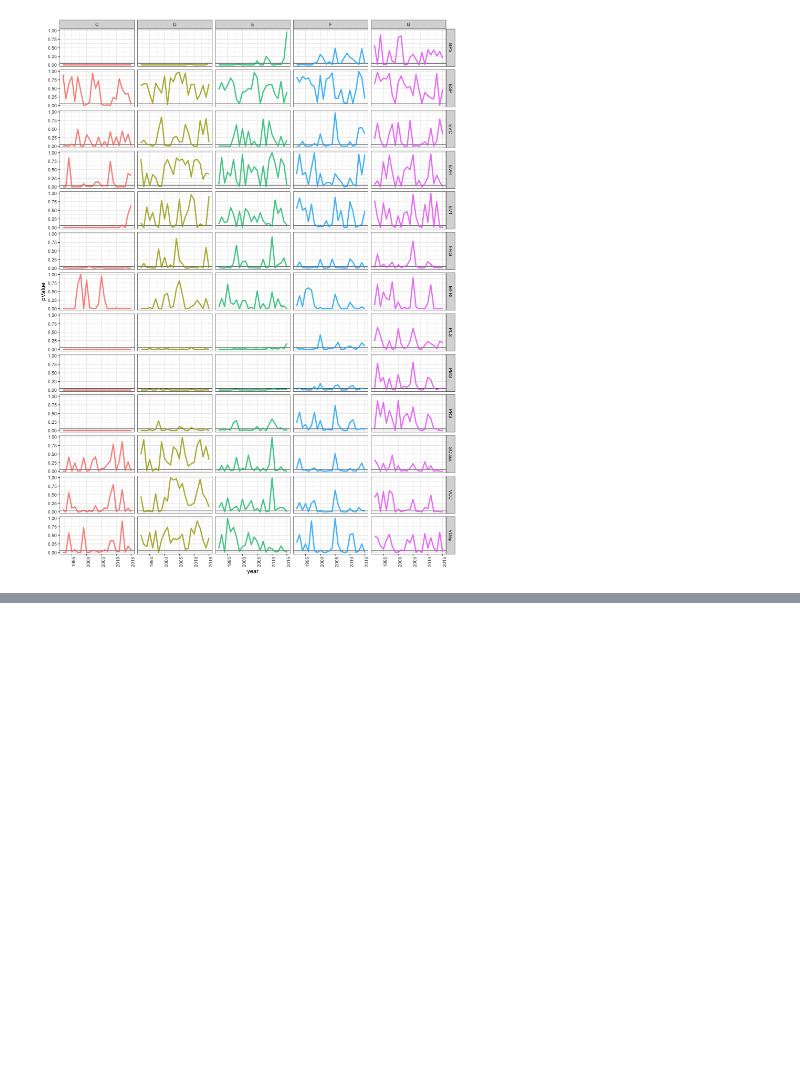
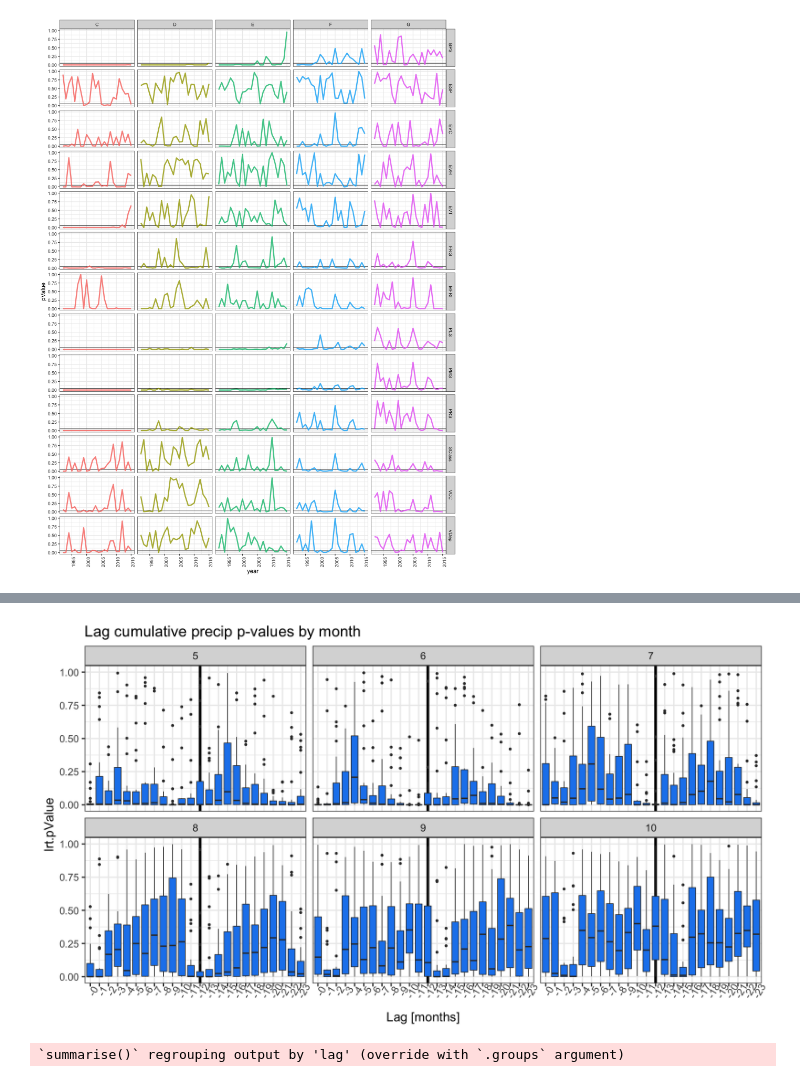
Before and after one commit to rebecca-willison/wildfires, a Jupyter notebook: exploratory modeling/Exploratory Results Summary.ipynb, the cells around one changed output, grey strips where cells are left out. Cells and saved outputs as stored; diff of their text form; code cells hidden in the pictures; blank space fills up the shorter version.

```diff
--- a/exploratory modeling/Exploratory Results Summary.ipynb
+++ b/exploratory modeling/Exploratory Results Summary.ipynb
@@ -130,0 +169,19 @@ ggplot(landfire, aes(year, pValue, group = size, color = size)) +
+# %%
+fig(16,9)
+ggplot(pr.results %>% dplyr::filter(month >= 5, month <= 10)) +
+  geom_vline(aes(xintercept = factor(12)), size = 2) +
+  geom_boxplot(aes(factor(lag), lrt.pValue), fill = 'dodgerblue2') +
+  facet_wrap(~month, ncol = 3, nrow = 4) +
+  theme_bw(base_size = 20) +
+  labs(x = 'Lag [months]', title = 'Lag cumulative precip p-values by month') +
+  theme(axis.text.x = element_text(angle = 60)) +
+  scale_x_discrete(labels = paste0('-', unique(pr.results$lag)))
+# %% [output]
+[figure, added]
+# %%
+pr.mean <- pr.results %>%
+  dplyr::group_by(lag, month) %>%
+  dplyr::summarize(mean.pValue = mean(lrt.pValue),
+                   median.pValue = median(lrt.pValue))
+# %% [output]
+`summarise()` regrouping output by 'lag' (override with `.groups` argument)
```
Also changed, not shown: parts of 6 cells of this notebook.
